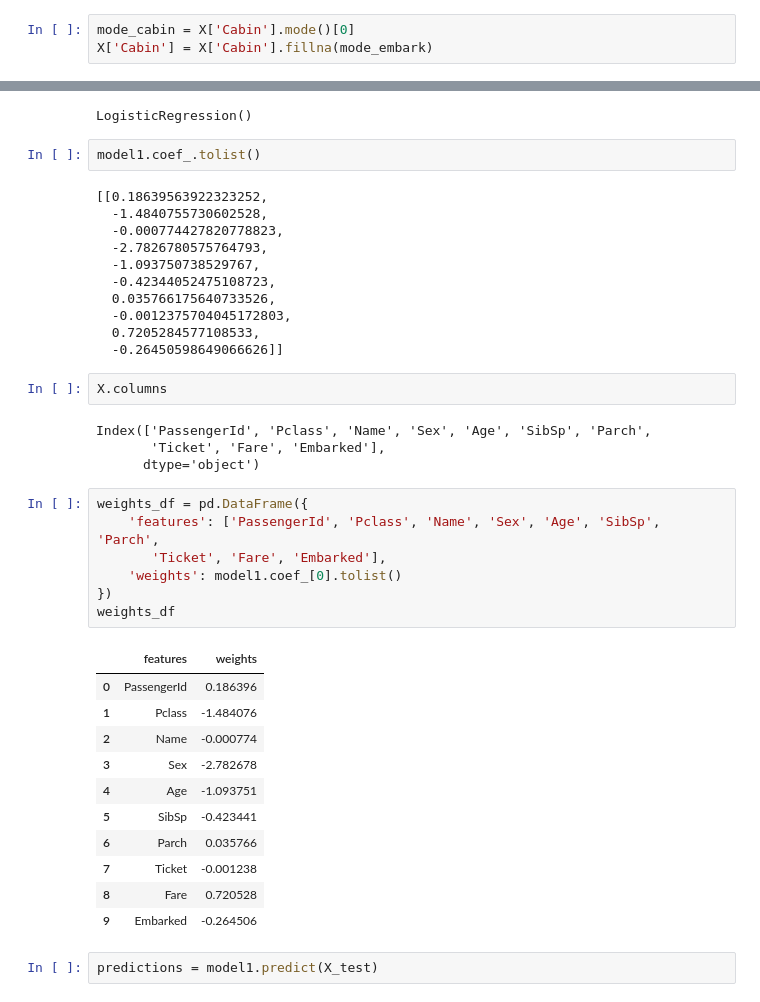
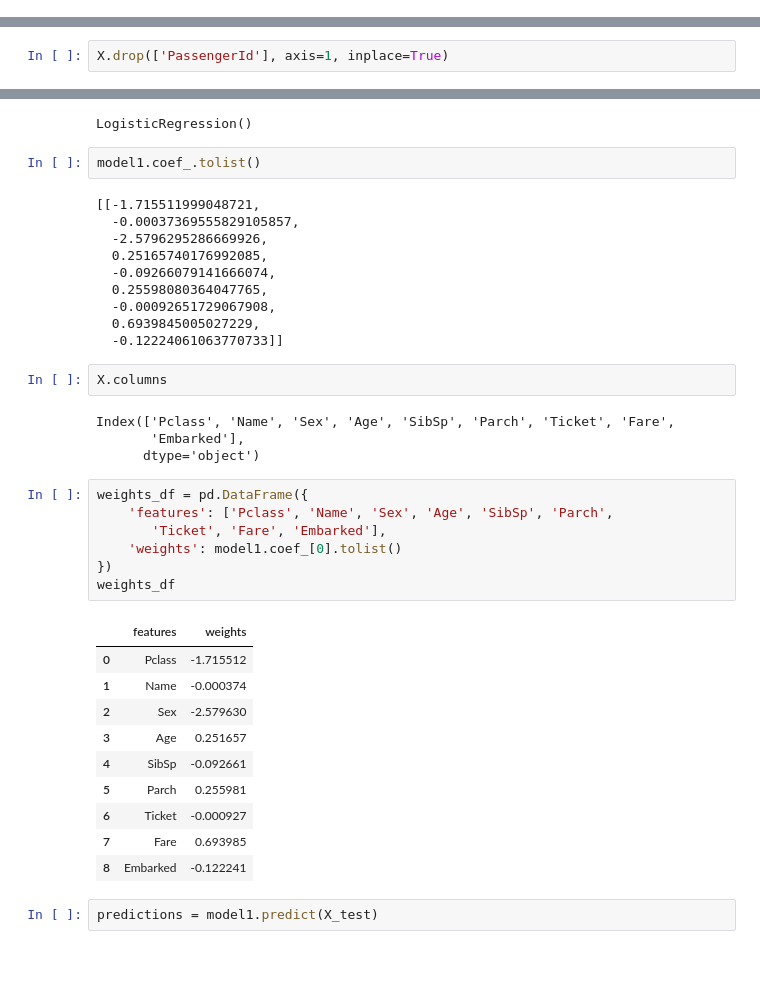
Before and after one commit to Emmanuel-Afrifa/feature-selection-for-machine-learning, a Jupyter notebook: without_feature_selection.ipynb, the cells around one changed output, grey strips where cells are left out. Drawn from its saved outputs; the diff is of its cells as text; blank space fills up the shorter version.

```diff
--- a/without_feature_selection.ipynb
+++ b/without_feature_selection.ipynb
@@ -151,9 +151,6 @@ X['Embarked'] = X['Embarked'].fillna(mode_embark)
 X['Embarked'].isna().sum()
 # %% [output]
 0
-# %%
-mode_cabin = X['Cabin'].mode()[0]
-X['Cabin'] = X['Cabin'].fillna(mode_embark)
 # %% [markdown]
 Dropping the '_Cabin_' feature since it contains less info.
 # %%
@@ -163,3 +160,5 @@ Dropping the '_PassengerId_' feature since it
+# %%
+X.drop(['PassengerId'], axis=1, inplace=True)
 # %%
 sns.heatmap(X.corr(numeric_only=True), annot=True)
 # %% [output]
@@ -236,41 +235,39 @@ LogisticRegression()
 # %%
 model1.coef_.tolist()
 # %% [output]
-[[0.18639563922323252,
-  -1.4840755730602528,
-  -0.000774427820778823,
-  -2.7826780575764793,
-  -1.093750738529767,
-  -0.42344052475108723,
-  0.035766175640733526,
-  -0.0012375704045172803,
-  0.7205284577108533,
-  -0.26450598649066626]]
+[[-1.715511999048721,
+  -0.00037369555829105857,
+  -2.5796295286669926,
+  0.25165740176992085,
+  -0.09266079141666074,
+  0.25598080364047765,
+  -0.00092651729067908,
+  0.6939845005027229,
+  -0.12224061063770733]]
 # %%
 X.columns
 # %% [output]
-Index(['PassengerId', 'Pclass', 'Name', 'Sex', 'Age', 'SibSp', 'Parch',
-       'Ticket', 'Fare', 'Embarked'],
+Index(['Pclass', 'Name', 'Sex', 'Age', 'SibSp', 'Parch', 'Ticket', 'Fare',
+       'Embarked'],
       dtype='object')
 # %%
 weights_df = pd.DataFrame({
-    'features': ['PassengerId', 'Pclass', 'Name', 'Sex', 'Age', 'SibSp', 'Parch',
+    'features': ['Pclass', 'Name', 'Sex', 'Age', 'SibSp', 'Parch',
        'Ticket', 'Fare', 'Embarked'],
     'weights': model1.coef_[0].tolist()
 })
 weights_df
 # %% [output]
 |  | features | weights |
-| 0 | PassengerId | 0.186396 |
-| 1 | Pclass | -1.484076 |
-| 2 | Name | -0.000774 |
-| 3 | Sex | -2.782678 |
-| 4 | Age | -1.093751 |
-| 5 | SibSp | -0.423441 |
-| 6 | Parch | 0.035766 |
-| 7 | Ticket | -0.001238 |
-| 8 | Fare | 0.720528 |
-| 9 | Embarked | -0.264506 |
+| 0 | Pclass | -1.715512 |
+| 1 | Name | -0.000374 |
+| 2 | Sex | -2.579630 |
+| 3 | Age | 0.251657 |
+| 4 | SibSp | -0.092661 |
+| 5 | Parch | 0.255981 |
+| 6 | Ticket | -0.000927 |
+| 7 | Fare | 0.693985 |
+| 8 | Embarked | -0.122241 |
 # %%
 predictions = model1.predict(X_test)
 # %%
```
Also changed, not shown: parts of 7 cells of this notebook, 2 other files.
